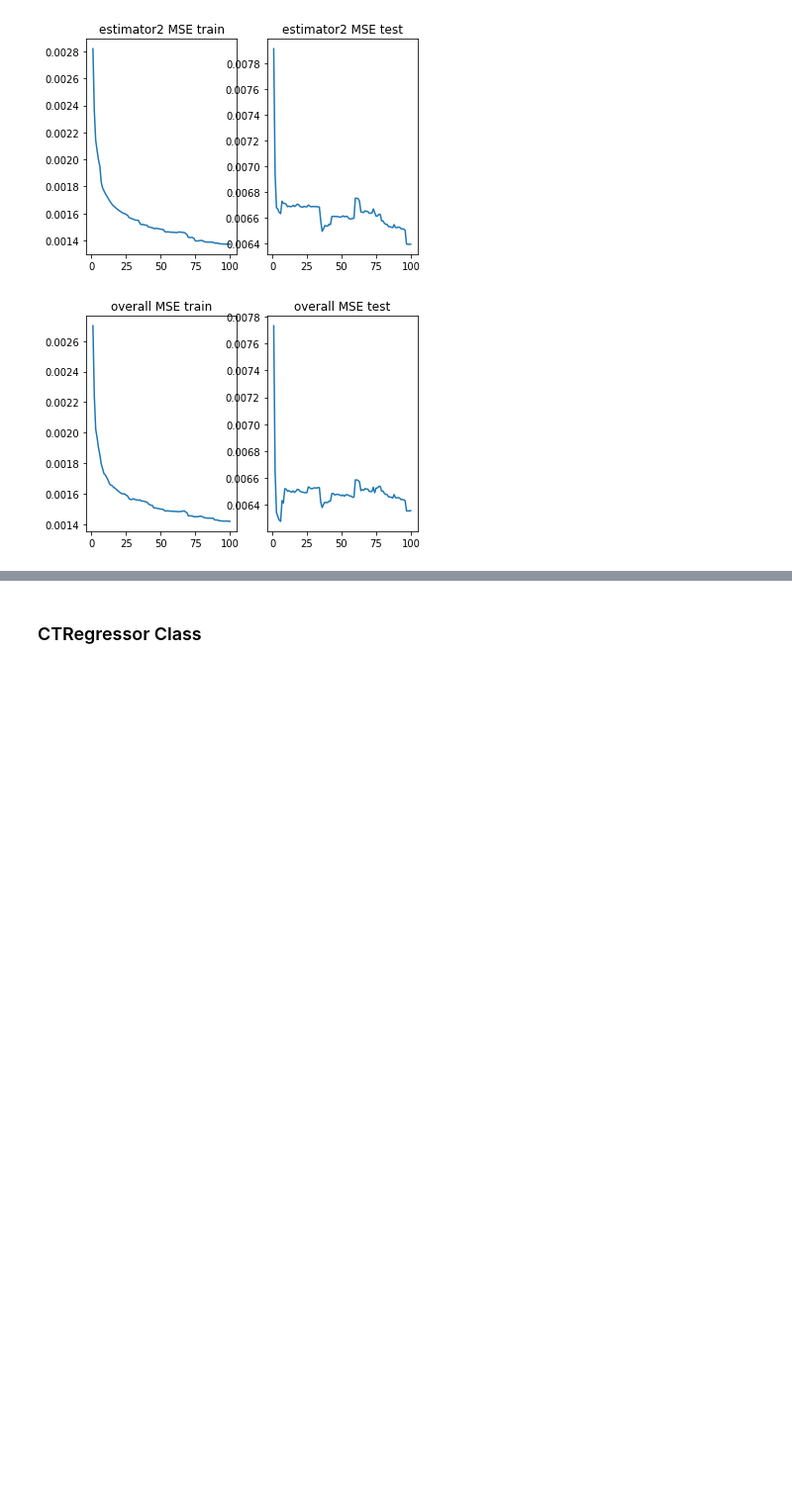
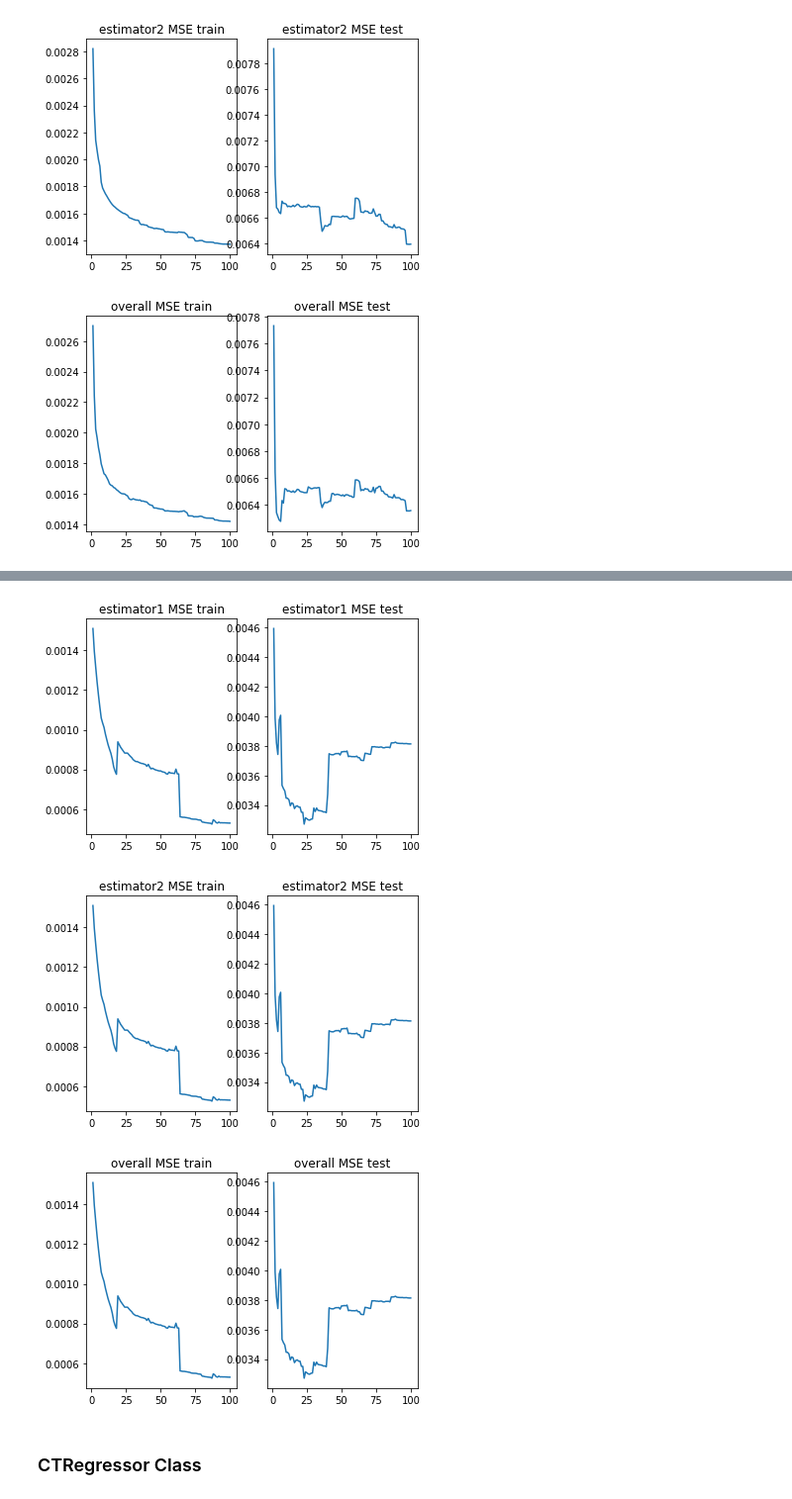
Before and after one commit to rflperry/mvlearn, a Jupyter notebook: coregression_testing.ipynb, the cells around one changed output, grey strips where cells are left out. Shown at 99% size. Saved outputs shown, nothing was run; the diff lists cells and outputs as text; code cells hidden in the pictures; blank space fills up the shorter version.

```diff
--- a/coregression_testing.ipynb
+++ b/coregression_testing.ipynb
@@ -285,3 +359,29 @@ plt.show()
+# %%
+fig, (ax1, ax2) = plt.subplots(1,2)
+ax1.plot(np.arange(1,len(iter_errors)+1), iter_errors1)
+ax1.set_title("estimator1 MSE train")
+ax2.plot(np.arange(1,len(iter_errors_test)+1), iter_errors1_test)
+ax2.set_title("estimator1 MSE test")
+plt.show()
+
+fig, (ax1, ax2) = plt.subplots(1,2)
+ax1.plot(np.arange(1,len(iter_errors)+1), iter_errors2)
+ax1.set_title("estimator2 MSE train")
+ax2.plot(np.arange(1,len(iter_errors_test)+1), iter_errors2_test)
+ax2.set_title("estimator2 MSE test")
+plt.show()
+
+
+fig, (ax1, ax2) = plt.subplots(1,2)
+ax1.plot(np.arange(1,len(iter_errors)+1), iter_errors)
+ax1.set_title("overall MSE train")
+ax2.plot(np.arange(1,len(iter_errors_test)+1), iter_errors_test)
+ax2.set_title("overall MSE test")
+plt.show()
+# %% [output]
+[figure, added]
+[figure, added]
+[figure, added]
 # %% [markdown]
 ### CTRegressor Class
 # %%
```
Also changed, not shown: parts of 4 cells of this notebook.
